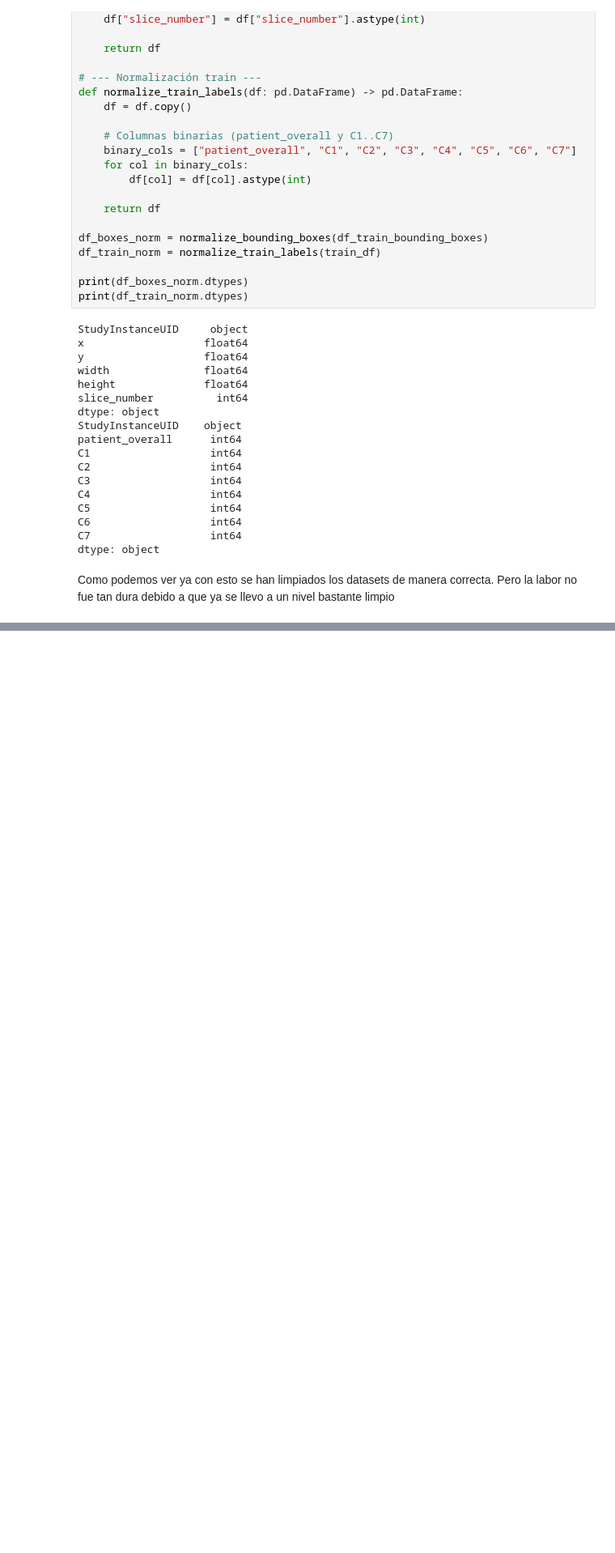
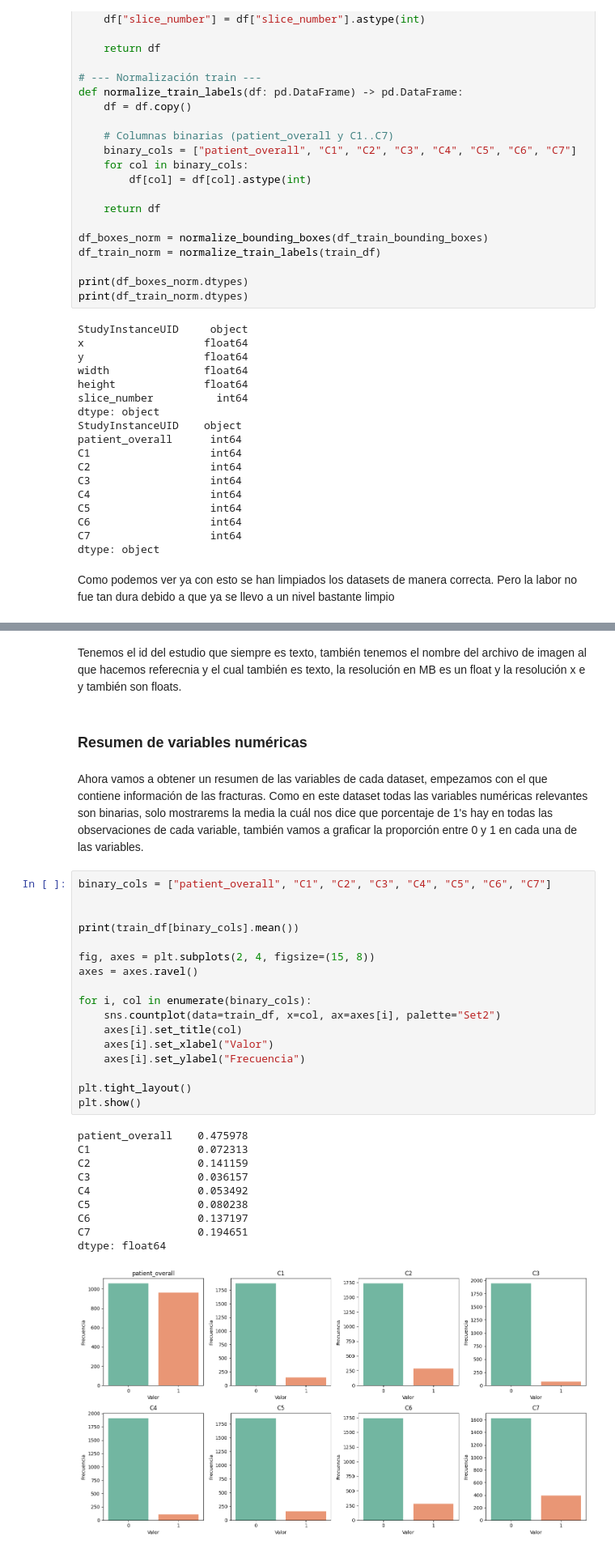
Before and after one commit to G2309/DS_Project2, a Jupyter notebook: datascience-pj2.ipynb, the cells around one changed output, grey strips where cells are left out. Shown at 81% size. Drawn from its saved outputs; the diff is of its cells as text; blank space fills up the shorter version.

Commit message:
Kaggle Notebook | DataScience-PJ2 | Version 4

```diff
--- a/datascience-pj2.ipynb
+++ b/datascience-pj2.ipynb
@@ -249,0 +364,34 @@ Como podemos ver ya con esto se han limpiados los datasets de manera correcta. P
+# %% [markdown]
+Tenemos el id del estudio que siempre es texto, también tenemos el nombre del archivo de imagen al que hacemos referecnia y el cual también es texto, la resolución en MB es un float y la resolución x e y también son floats.
+# %% [markdown]
+### Resumen de variables numéricas
+# %% [markdown]
+Ahora vamos a obtener un resumen de las variables de cada dataset, empezamos con el que contiene información de las fracturas. Como en este dataset todas las variables numéricas relevantes son binarias, solo mostrarems la media la cuál nos dice que porcentaje de 1's hay en todas las observaciones de cada variable, también vamos a graficar la proporción entre 0 y 1 en cada una de las variables.
+# %%
+binary_cols = ["patient_overall", "C1", "C2", "C3", "C4", "C5", "C6", "C7"]
+
+
+print(train_df[binary_cols].mean())
+
+fig, axes = plt.subplots(2, 4, figsize=(15, 8))
+axes = axes.ravel()
+
+for i, col in enumerate(binary_cols):
+    sns.countplot(data=train_df, x=col, ax=axes[i], palette="Set2")
+    axes[i].set_title(col)
+    axes[i].set_xlabel("Valor")
+    axes[i].set_ylabel("Frecuencia")
+
+plt.tight_layout()
+plt.show()
+# %% [output]
+patient_overall    0.475978
+C1                 0.072313
+C2                 0.141159
+C3                 0.036157
+C4                 0.053492
+C5                 0.080238
+C6                 0.137197
+C7                 0.194651
+dtype: float64
+[figure, added]
```
Also changed, not shown: parts of 36 cells of this notebook.
